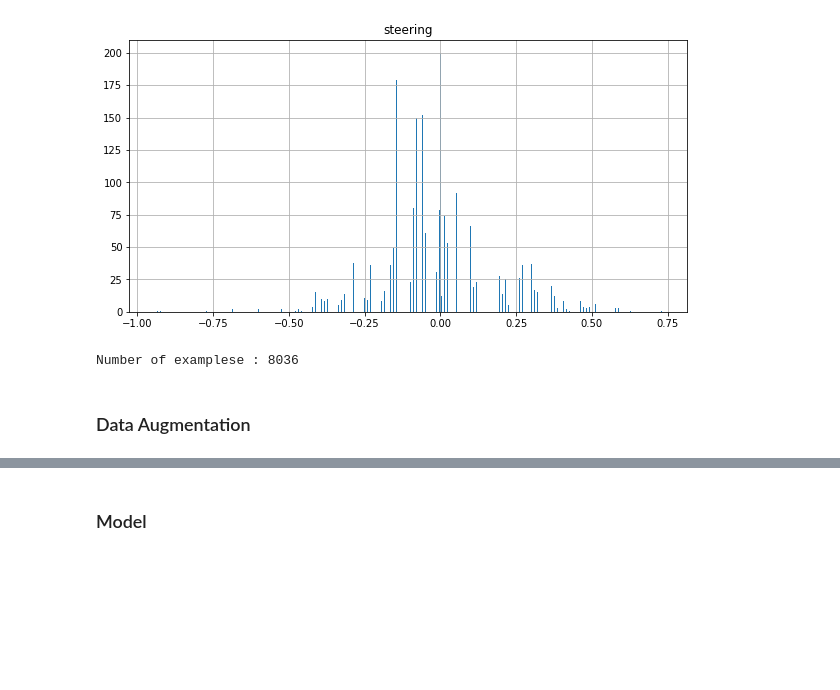
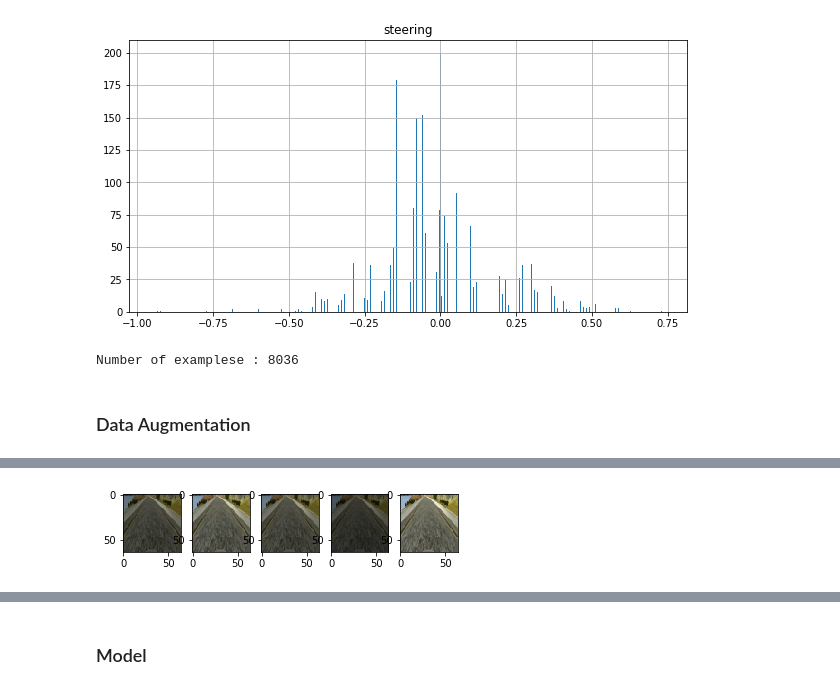
Before and after one commit to jaeoh2/self-driving-car-nd, a Jupyter notebook: CarND-Behavioral-Cloning-P3/Behavioral-Cloning.ipynb, the cells around one changed output, grey strips where cells are left out. Cells and saved outputs as stored; diff of their text form; code cells hidden in the pictures; blank space fills up the shorter version.

```diff
--- a/CarND-Behavioral-Cloning-P3/Behavioral-Cloning.ipynb
+++ b/CarND-Behavioral-Cloning-P3/Behavioral-Cloning.ipynb
@@ -115,11 +203,16 @@ plt.subplot(2,1,2), plt.imshow(test_fl_img), plt.axis('off'), plt.title(round(te
 import math
 import cv2
 def preprocess_image(X):
-    shape = X.shape
-    X = X[math.floor(shape[0]/4):shape[0]-25, 0:shape[1]]
-    X = cv2.resize(X, (64,64), interpolation=cv2.INTER_AREA)
-
+    X = cv2.resize(X[60:140,:], (64,64), interpolation=cv2.INTER_AREA)
     return X
+# %%
+#test
+for i in range(5):
+    test_resize_img = random_brightness(test_img)
+    test_resize_img = preprocess_image(test_resize_img)
+    plt.subplot(1,5,i+1), plt.imshow(test_resize_img)
+# %% [output]
+[figure, added]
 # %%
 center = df.center.tolist()
 left = df.left.tolist()
```
Also changed, not shown: parts of 29 cells of this notebook.
